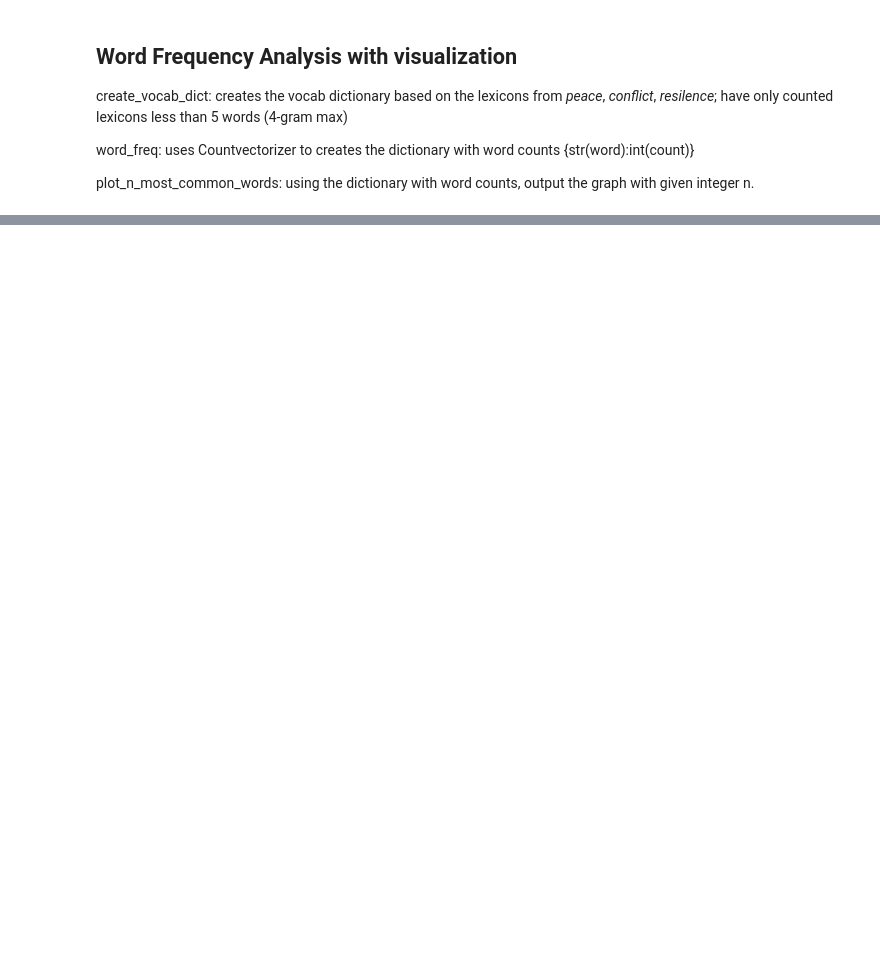
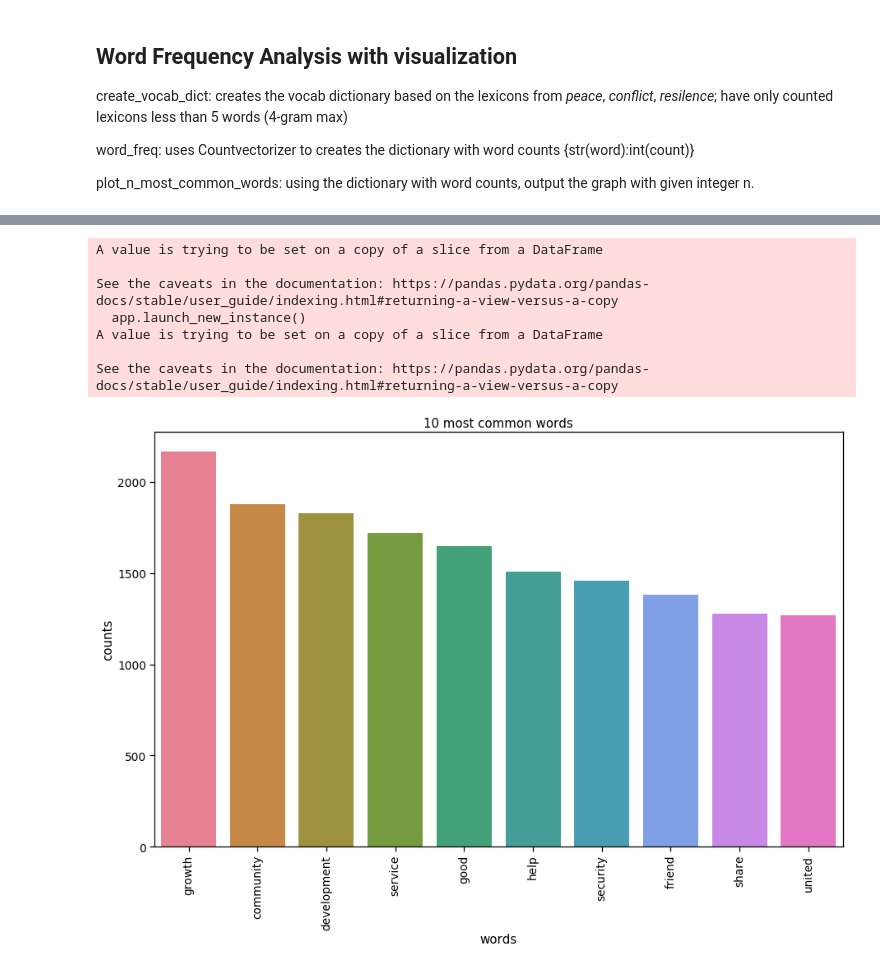
Before and after one commit to mbmackenzie/peace-speech-project, a Jupyter notebook: word_frequency_analysis.ipynb, the cells around one changed output, grey strips where cells are left out. Saved outputs shown, nothing was run; the diff lists cells and outputs as text; code cells hidden in the pictures; blank space fills up the shorter version.

```diff
--- a/word_frequency_analysis.ipynb
+++ b/word_frequency_analysis.ipynb
@@ -163,0 +178,52 @@ plot_n_most_common_words(count_dict, 10)
+# %%
+def create_countdict_df(count_dict, vocab_df, save_dir, country_name):
+    words = [w[0] for w in count_dict]
+    counts = [w[1] for w in count_dict]
+
+    df_count_dict = pd.DataFrame(words,columns = ['Term'])
+    df_count_dict['count'] = counts
+    df_count_dict['nation'] = country_name
+
+    vocab_df['Term_lower'] = vocab_df.Term.str.lower()
+    label_dictionary_lower = dict(zip(vocab_df['Term_lower'], vocab_df['label']))
+    og_term_dictionary = dict(zip(vocab_df['Term_lower'], vocab_df['Term']))
+
+    df_count_dict['label'] = ''
+    df_count_dict['Original_Term'] = ''
+    for i in range(len(df_count_dict)):
+        df_count_dict['label'][i] = label_dictionary_lower[df_count_dict['Term'][i]]
+        df_count_dict['Original_Term'][i] = og_term_dictionary[df_count_dict['Term'][i]]
+
+    return df_count_dict
+# %%
+def save_plot(count_dict, n, save_dir, country_name):
+
+    img_dir = os.path.join(save_dir, country_name + '.jpg')
+
+    count_dict = sorted(count_dict, key=lambda x:x[1], reverse=True)[0:n]
+    words = [w[0] for w in count_dict]
+    counts = [w[1] for w in count_dict]
+    x_pos = np.arange(len(words))
+    plt.figure(2, figsize=(15, 15/1.6180))
+    plt.subplot(title= str(n) + ' most common words')
+    sns.set_context("notebook", font_scale=1.25, rc={"lines.linewidth": 2.5})
+    sns.barplot(x_pos, counts, palette='husl')
+    plt.xticks(x_pos, words, rotation=90)
+    plt.xlabel('words')
+    plt.ylabel('counts')
+
+    plt.savefig(img_dir, bbox_inches='tight', dpi=500)
+# %%
+df_test = create_countdict_df(count_dict = count_dict, vocab_df = vocab_df,save_dir =  save_dir, country_name = country_name)
+csv_dir = os.path.join(save_dir, country_name + '.csv')
+df_test.to_csv(csv_dir)
+save_plot(count_dict, 10,  save_dir, country_name)
+# %% [output]
+A value is trying to be set on a copy of a slice from a DataFrame
+
+See the caveats in the documentation: https://pandas.pydata.org/pandas-docs/stable/user_guide/indexing.html#returning-a-view-versus-a-copy
+  app.launch_new_instance()
+A value is trying to be set on a copy of a slice from a DataFrame
+
+See the caveats in the documentation: https://pandas.pydata.org/pandas-docs/stable/user_guide/indexing.html#returning-a-view-versus-a-copy
+[figure, added]
```
Also changed, not shown: parts of 15 cells of this notebook.
